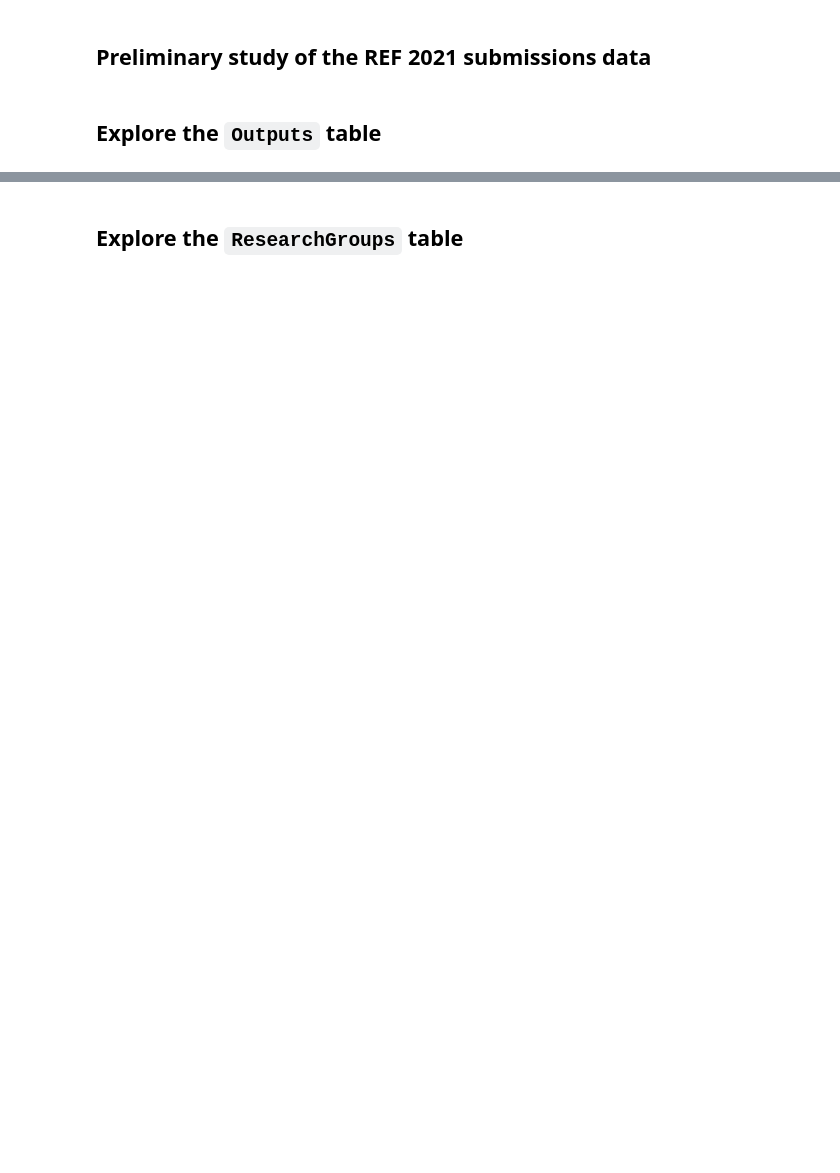
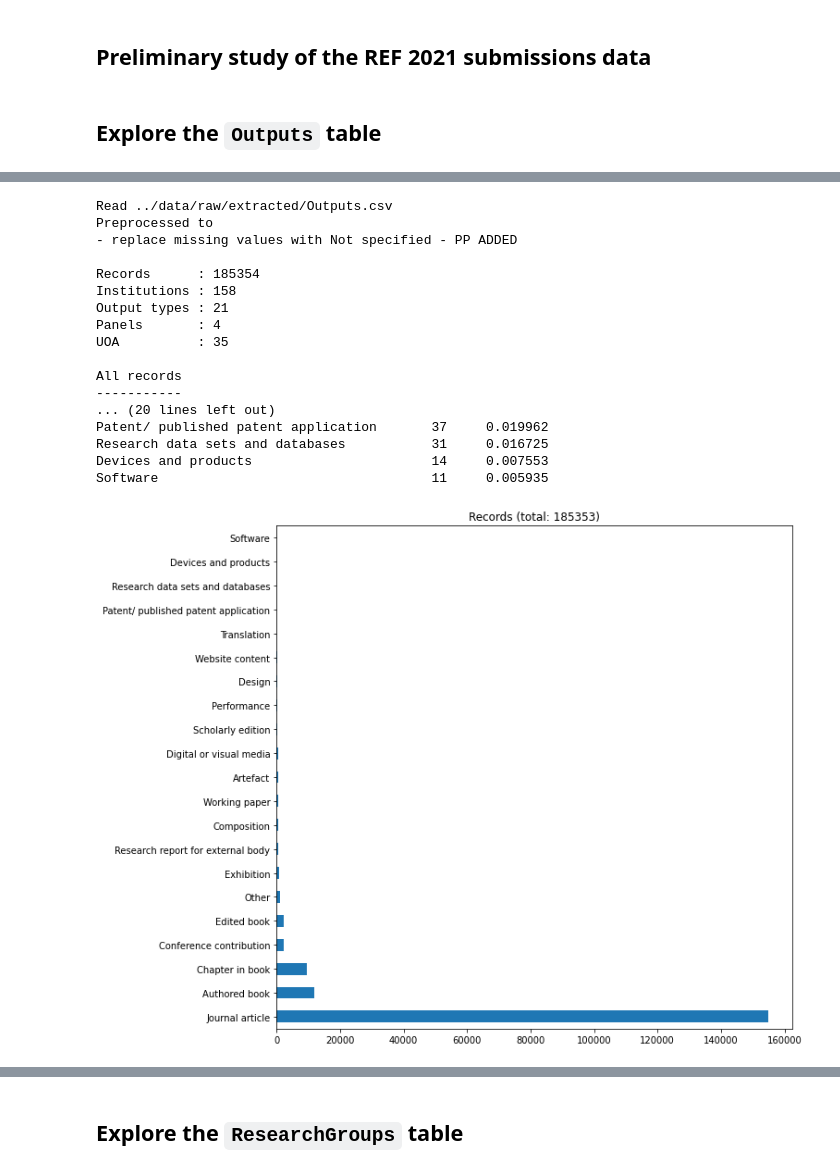
Before and after one commit to softwaresaved/ref-2021-analysis, a Jupyter notebook: notebooks/STUDY_data.ipynb, the cells around one changed output, grey strips where cells are left out. Saved outputs shown, nothing was run; the diff lists cells and outputs as text; code cells hidden in the pictures; blank space fills up the shorter version.

Commit message:
Added processing for outputs.

```diff
--- a/notebooks/STUDY_data.ipynb
+++ b/notebooks/STUDY_data.ipynb
@@ -48,0 +18,74 @@ Other exception                               1010
+# %%
+importlib.reload(rw)
+importlib.reload(cb)
+importlib.reload(vis)
+
+sheet_name = "Outputs"
+
+fname = f"{rw.RAW_EXTRACTED_PATH}{sheet_name}.csv"
+dset = pd.read_csv(fname, index_col=None, dtype={0: str})
+
+# fill missing values
+dset = dset.fillna(cb.VALUE_ADDED_NOT_SPECIFIED)
+
+if verbose:
+    print(f"Read {fname}")
+    print(f"Preprocessed to ")
+    print(f"- replace missing values with {cb.VALUE_ADDED_NOT_SPECIFIED}")
+
+# assign names
+dset[cb.COL_PANEL_NAME] = dset[cb.COL_PANEL_CODE].map(cb.PANEL_NAMES)
+dset[cb.COL_OUTPUT_TYPE_NAME] = dset[cb.COL_OUTPUT_TYPE_CODE].map(cb.OUTPUT_TYPE_NAMES)
+
+print()
+print(f"Records      : {dset.shape[0]}")
+print(f"Institutions : {dset[cb.COL_INST_NAME].nunique()}")
+print(f"Output types : {dset[cb.COL_OUTPUT_TYPE_NAME].nunique()}")
+print(f"Panels       : {dset[cb.COL_PANEL_NAME].nunique()}")
+print(f"UOA          : {dset[cb.COL_UOA_NAME].nunique()}")
+
+print("\nAll records")
+print("-----------")
+vis.calculate_and_visualise_counts(dset,
+                                   cb.COL_OUTPUT_TYPE_NAME,
+                                   do_print=True,
+                                   do_plot="count")
+
+standard_pubs = ["Journal article",
+                 "Authored book",
+                 "Chapter in book",
+                 "Edited book",
+                 "Conference contribution",
+                 "Working paper",
+                 "Research report for external body"
+            ]
+extra_outputs = ["Other",
+                 cb.VALUE_ADDED_NOT_SPECIFIED,
+                ]
+outputs_to_filter = standard_pubs + extra_outputs
+
+# select the dataset without the wors with these values
+print(f"\nRecords without\n{outputs_to_filter}\n")
+vis.calculate_and_visualise_counts(dset[~dset[cb.COL_OUTPUT_TYPE_NAME].isin(outputs_to_filter)],
+                                   cb.COL_OUTPUT_TYPE_NAME,
+                                   do_print=True,
+                                   do_plot="count")
+# %% [output]
+Read ../data/raw/extracted/Outputs.csv
+Preprocessed to
+- replace missing values with Not specified - PP ADDED
+
+Records      : 185354
+Institutions : 158
+Output types : 21
+Panels       : 4
+UOA          : 35
+
+All records
+-----------
+... (20 lines left out)
+Patent/ published patent application       37     0.019962
+Research data sets and databases           31     0.016725
+Devices and products                       14     0.007553
+Software                                   11     0.005935
+[figure, added]
```
Also changed, not shown: parts of 5 cells of this notebook, 6 other files.
